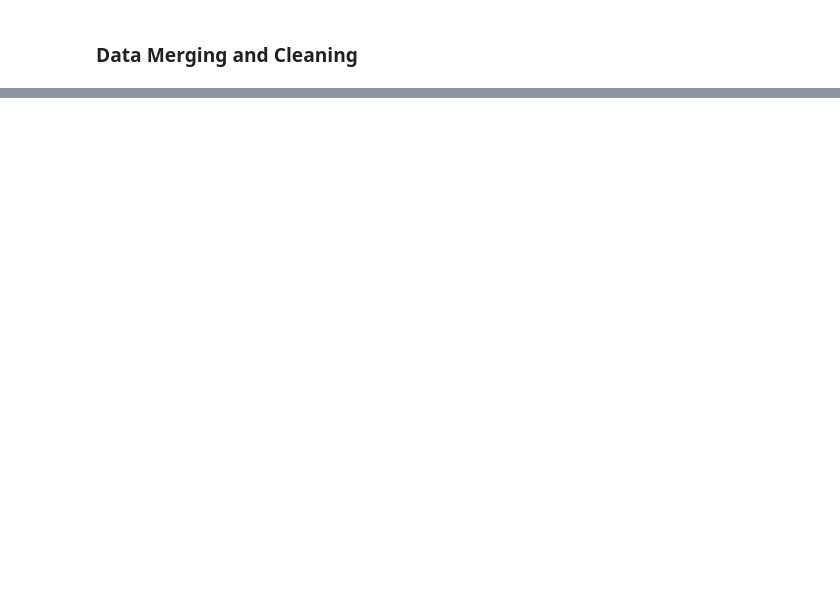
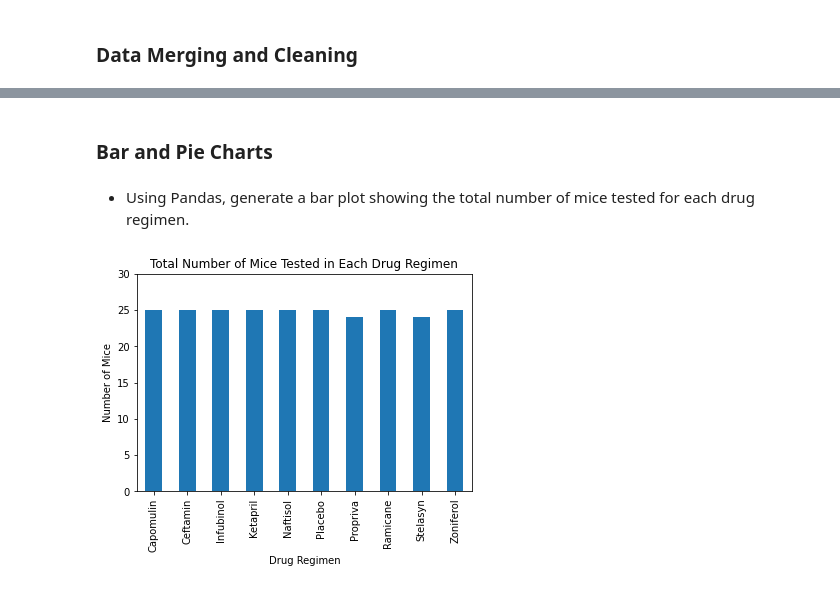
Before and after one commit to rickmora98/Python-Matplotlib, a Jupyter notebook: Pymaceuticals/pymaceuticals.ipynb, the cells around one changed output, grey strips where cells are left out. Saved outputs shown, nothing was run; the diff lists cells and outputs as text; code cells hidden in the pictures; blank space fills up the shorter version.

```diff
--- a/Pymaceuticals/pymaceuticals.ipynb
+++ b/Pymaceuticals/pymaceuticals.ipynb
@@ -328,0 +15,20 @@ plt.show()
+# %%
+# Library dependencies:
+import matplotlib.pyplot as plt
+import pandas as pd
+import scipy.stats as st
+from numpy import random
+
+# Define data filepaths:
+mouse_metadata_path = "data/Mouse_metadata.csv"
+study_results_path = "data/Study_results.csv"
+
+# Read the mouse data and the study results:
+mouse_metadata = pd.read_csv(mouse_metadata_path)
+study_results = pd.read_csv(study_results_path)
+
+# Combine the data into a single dataset:
+CombinedData = pd.merge(study_results, mouse_metadata, how="left", on="Mouse ID")
+
+# Display the data table for preview:
+CombinedData.head()
@@ -328,0 +173,17 @@ plt.show()
+# %% [markdown]
+### Bar and Pie Charts
+# %% [markdown]
+* Using Pandas, generate a bar plot showing the total number of mice tested for each drug regimen.
+# %%
+# Generate data that contains the number of unique mice used for each drug:
+MiceCounts = CleanData.drop_duplicates("Mouse ID").groupby("Drug Regimen")["Mouse ID"].count()
+
+# Generate and display the bar chart:
+MiceCounts.plot(kind="bar")
+plt.ylim(0,30)
+plt.xlabel("Drug Regimen")
+plt.ylabel("Number of Mice")
+plt.title("Total Number of Mice Tested in Each Drug Regimen")
+plt.show()
+# %% [output]
+[figure, added]
```
Also changed, not shown: parts of 67 cells of this notebook, 1 other file.
